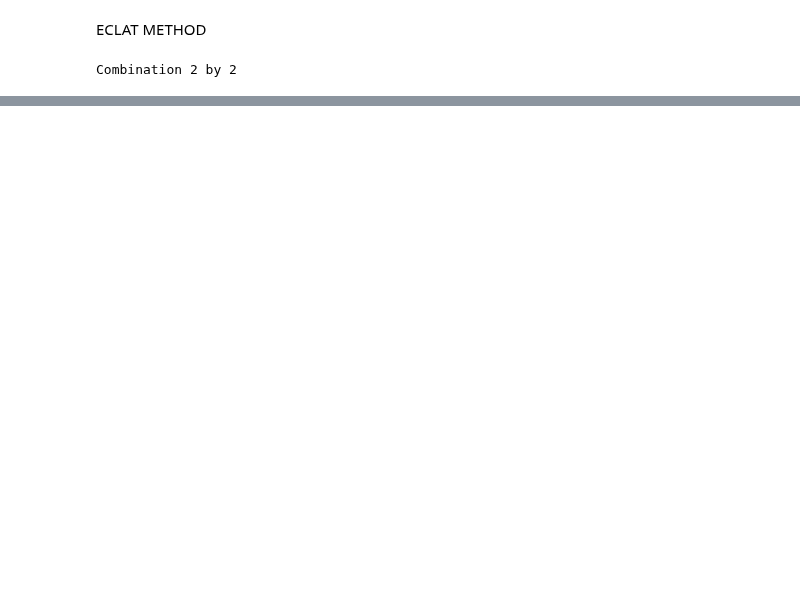
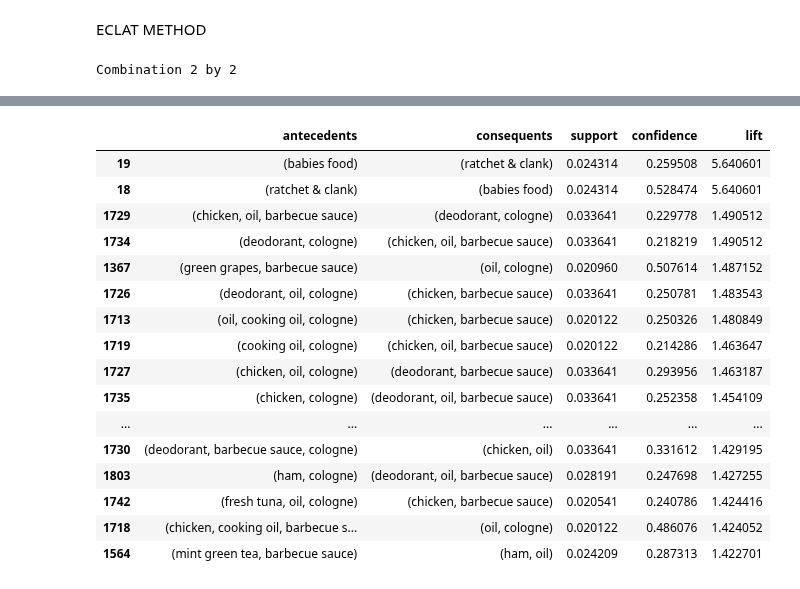
Before and after one commit to Constmsa/ml2.project, a Jupyter notebook: AssociationRules.ipynb, the cells around one changed output, grey strips where cells are left out. Saved outputs shown, nothing was run; the diff lists cells and outputs as text; code cells hidden in the pictures; blank space fills up the shorter version.

```diff
--- a/AssociationRules.ipynb
+++ b/AssociationRules.ipynb
@@ -155,0 +300,21 @@ def eclat_method(path):
+# %%
+cluster_7 = define_clusters(merged_df, 7)
+apriori_rules(cluster_7).sort_values(by='lift', ascending=False).head(20)
+# %% [output]
+|  | antecedents | consequents | support | confidence | lift |
+| 19 | (babies food) | (ratchet & clank) | 0.024314 | 0.259508 | 5.640601 |
+| 18 | (ratchet & clank) | (babies food) | 0.024314 | 0.528474 | 5.640601 |
+| 1729 | (chicken, oil, barbecue sauce) | (deodorant, cologne) | 0.033641 | 0.229778 | 1.490512 |
+| 1734 | (deodorant, cologne) | (chicken, oil, barbecue sauce) | 0.033641 | 0.218219 | 1.490512 |
+| 1367 | (green grapes, barbecue sauce) | (oil, cologne) | 0.020960 | 0.507614 | 1.487152 |
+| 1726 | (deodorant, oil, cologne) | (chicken, barbecue sauce) | 0.033641 | 0.250781 | 1.483543 |
+| 1713 | (oil, cooking oil, cologne) | (chicken, barbecue sauce) | 0.020122 | 0.250326 | 1.480849 |
+| 1719 | (cooking oil, cologne) | (chicken, oil, barbecue sauce) | 0.020122 | 0.214286 | 1.463647 |
+| 1727 | (chicken, oil, cologne) | (deodorant, barbecue sauce) | 0.033641 | 0.293956 | 1.463187 |
+| 1735 | (chicken, cologne) | (deodorant, oil, barbecue sauce) | 0.033641 | 0.252358 | 1.454109 |
+| ... | ... | ... | ... | ... | ... |
+| 1730 | (deodorant, barbecue sauce, cologne) | (chicken, oil) | 0.033641 | 0.331612 | 1.429195 |
+| 1803 | (ham, cologne) | (deodorant, oil, barbecue sauce) | 0.028191 | 0.247698 | 1.427255 |
+| 1742 | (fresh tuna, oil, cologne) | (chicken, barbecue sauce) | 0.020541 | 0.240786 | 1.424416 |
+| 1718 | (chicken, cooking oil, barbecue s... | (oil, cologne) | 0.020122 | 0.486076 | 1.424052 |
+| 1564 | (mint green tea, barbecue sauce) | (ham, oil) | 0.024209 | 0.287313 | 1.422701 |
```
Also changed, not shown: parts of 20 cells of this notebook, 1 other file.
